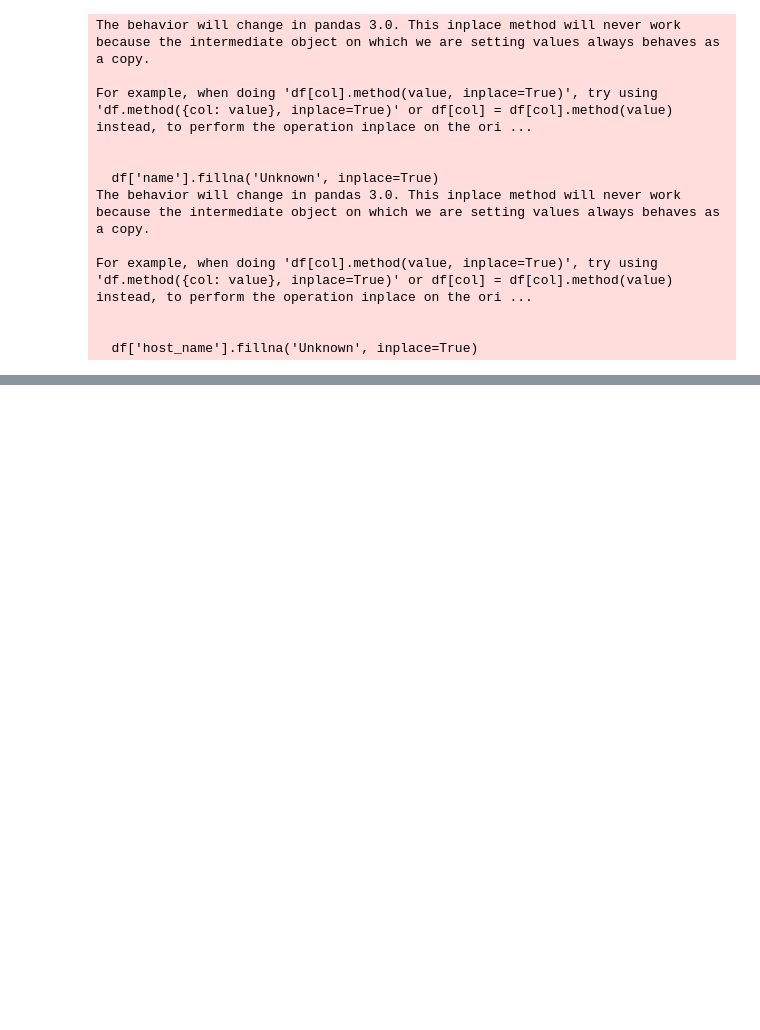
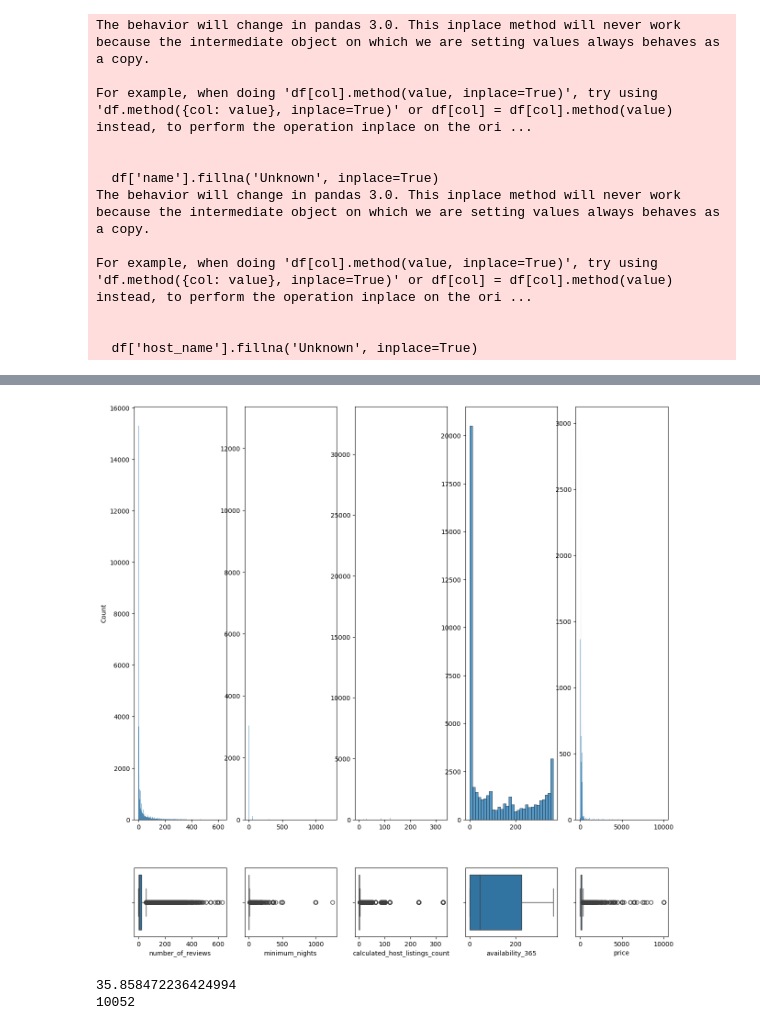
Before and after one commit to leandro-reguero/EDA-project, a Jupyter notebook: src/explore.ipynb, the cells around one changed output, grey strips where cells are left out. Drawn from its saved outputs; the diff is of its cells as text; code cells hidden in the pictures; blank space fills up the shorter version.

```diff
--- a/src/explore.ipynb
+++ b/src/explore.ipynb
@@ -176,0 +252,36 @@ df.describe()
+# %%
+fig, axis = plt.subplots(2, 5, figsize = (15, 15), gridspec_kw={'height_ratios': [6, 1]})
+
+# Crear una figura múltiple con histogramas y diagramas de caja
+sns.histplot(ax = axis[0, 0], data = df, x = "number_of_reviews").set(xlabel = None)
+sns.boxplot(ax = axis[1, 0], data = df, x = "number_of_reviews")
+
+sns.histplot(ax = axis[0, 1], data = df, x = "minimum_nights").set(xlabel = None, ylabel = None)
+sns.boxplot(ax = axis[1, 1], data = df, x = "minimum_nights")
+
+sns.histplot(ax = axis[0, 2], data = df, x = "calculated_host_listings_count").set(xlabel = None, ylabel = None)
+sns.boxplot(ax = axis[1, 2], data = df, x = "calculated_host_listings_count")
+
+sns.histplot(ax = axis[0, 3], data = df, x = "availability_365").set(xlabel = None, ylabel = None)
+sns.boxplot(ax = axis[1, 3], data = df, x = "availability_365")
+
+sns.histplot(ax = axis[0, 4], data = df, x = "price").set(xlabel = None, ylabel = None)
+sns.boxplot(ax = axis[1, 4], data = df, x = "price")
+
+# Ajustar el layout
+plt.tight_layout()
+
+# Mostrar el plot
+plt.show()
+# %% [output]
+[figure, added]
+# %%
+zeros = df['availability_365'] == 0
+
+print((zeros.sum()/len(df))*100)
+
+zero_revs = df['number_of_reviews'] == 0
+print(zero_revs.sum())
+# %% [output]
+35.858472236424994
+10052
```
Also changed, not shown: parts of 13 cells of this notebook, 1 other file.
